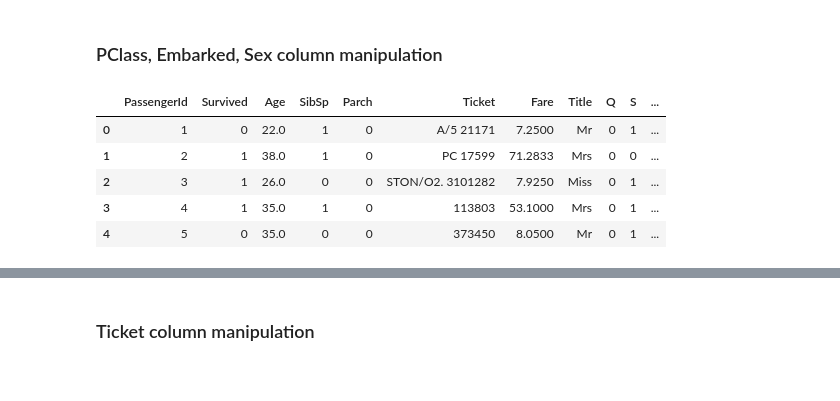
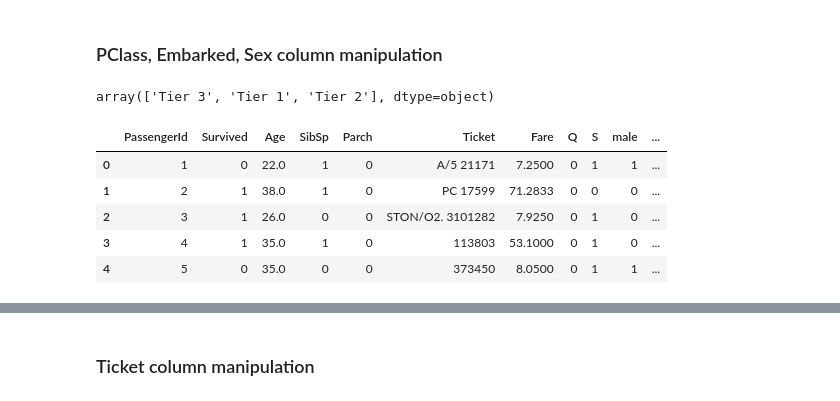
Before and after one commit to prashantchoubey1/Titanic-Survival-Regression, a Jupyter notebook: titanic-survival-regression.ipynb, the cells around one changed output, grey strips where cells are left out. Saved outputs shown, nothing was run; the diff lists cells and outputs as text; code cells hidden in the pictures.

Commit message:
Manipulated test dataset and split the train test data

```diff
--- a/titanic-survival-regression.ipynb
+++ b/titanic-survival-regression.ipynb
@@ -55,6 +60,11 @@ def hot_encoding(dataframe,column):
     output_df = pd.concat(frames,axis=1)
     output_df.drop(columns=column,inplace=True)
     return output_df
+# %%
+# UDF to determine the travel class of passenger
+def travel_class(column):
+    column1 = column.apply(lambda x:'Tier 1' if(x == 1) else 'Tier 2' if (x==2) else 'Tier 3')
+    return column1
 # %%
 df_gender.head()
 # %% [output]
@@ -107,7 +117,7 @@ Embarked        0.224467
 dtype: float64
 # %%
 # Determining the title of passengers
-df_train['Title'] = df_train.Name.str.extract(' ([A-Za-z]+)\.', expand=False)
+df_train['Title'] = extract_title(df_train['Name'])
 df_train['Title'].unique()
 # %% [output]
 array(['Mr', 'Mrs', 'Miss', 'Master', 'Don', 'Rev', 'Dr', 'Mme', 'Ms',
@@ -233,21 +243,25 @@ df_train['Age'] = df_train.groupby(['Sex', 'Pclass'])['Age'].apply(lambda x: x.f
 ## Categorical Variable Manipulation
 # %% [markdown]
 ### PClass, Embarked, Sex column manipulation
-# %%
-df_train['Travelclass'] = df_train['Pclass'].apply(lambda x: 'Tier1' if x==1 else 'Tier2' if x==2  else 'Tier3')
-df_train.drop(columns='Pclass',inplace=True)
+# %%
+# Determining the travel class of passengers
+df_train['Pclass'] = travel_class(df_train['Pclass'])
+df_train['Pclass'].unique()
+# %% [output]
+array(['Tier 3', 'Tier 1', 'Tier 2'], dtype=object)
 # %%
 df_train = hot_encoding(df_train,'Embarked')
 df_train = hot_encoding(df_train,'Sex')
-df_train = hot_encoding(df_train,'Travelclass')
+df_train = hot_encoding(df_train,'Pclass')
+df_train = hot_encoding(df_train,'Title')
 df_train.head()
 # %% [output]
-|  | PassengerId | Survived | Age | SibSp | Parch | Ticket | Fare | Title | Q | S | ... |
-| 0 | 1 | 0 | 22.0 | 1 | 0 | A/5 21171 | 7.2500 | Mr | 0 | 1 | ... |
-| 1 | 2 | 1 | 38.0 | 1 | 0 | PC 17599 | 71.2833 | Mrs | 0 | 0 | ... |
-| 2 | 3 | 1 | 26.0 | 0 | 0 | STON/O2. 3101282 | 7.9250 | Miss | 0 | 1 | ... |
-| 3 | 4 | 1 | 35.0 | 1 | 0 | 113803 | 53.1000 | Mrs | 0 | 1 | ... |
-| 4 | 5 | 0 | 35.0 | 0 | 0 | 373450 | 8.0500 | Mr | 0 | 1 | ... |
+|  | PassengerId | Survived | Age | SibSp | Parch | Ticket | Fare | Q | S | male | ... |
+| 0 | 1 | 0 | 22.0 | 1 | 0 | A/5 21171 | 7.2500 | 0 | 1 | 1 | ... |
+| 1 | 2 | 1 | 38.0 | 1 | 0 | PC 17599 | 71.2833 | 0 | 0 | 0 | ... |
+| 2 | 3 | 1 | 26.0 | 0 | 0 | STON/O2. 3101282 | 7.9250 | 0 | 1 | 0 | ... |
+| 3 | 4 | 1 | 35.0 | 1 | 0 | 113803 | 53.1000 | 0 | 1 | 0 | ... |
+| 4 | 5 | 0 | 35.0 | 0 | 0 | 373450 | 8.0500 | 0 | 1 | 1 | ... |
 # %%
 df_train.corr()
 # %% [output]
```
Also changed, not shown: parts of 10 cells of this notebook.
